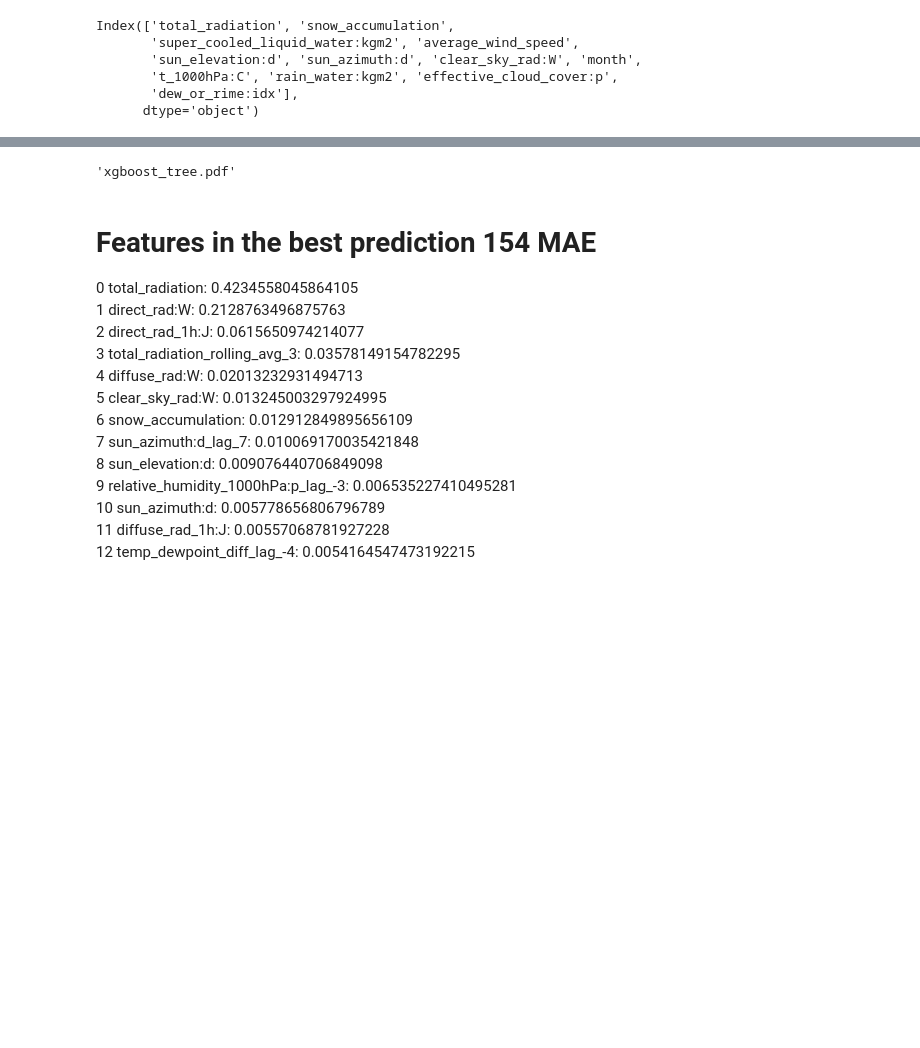
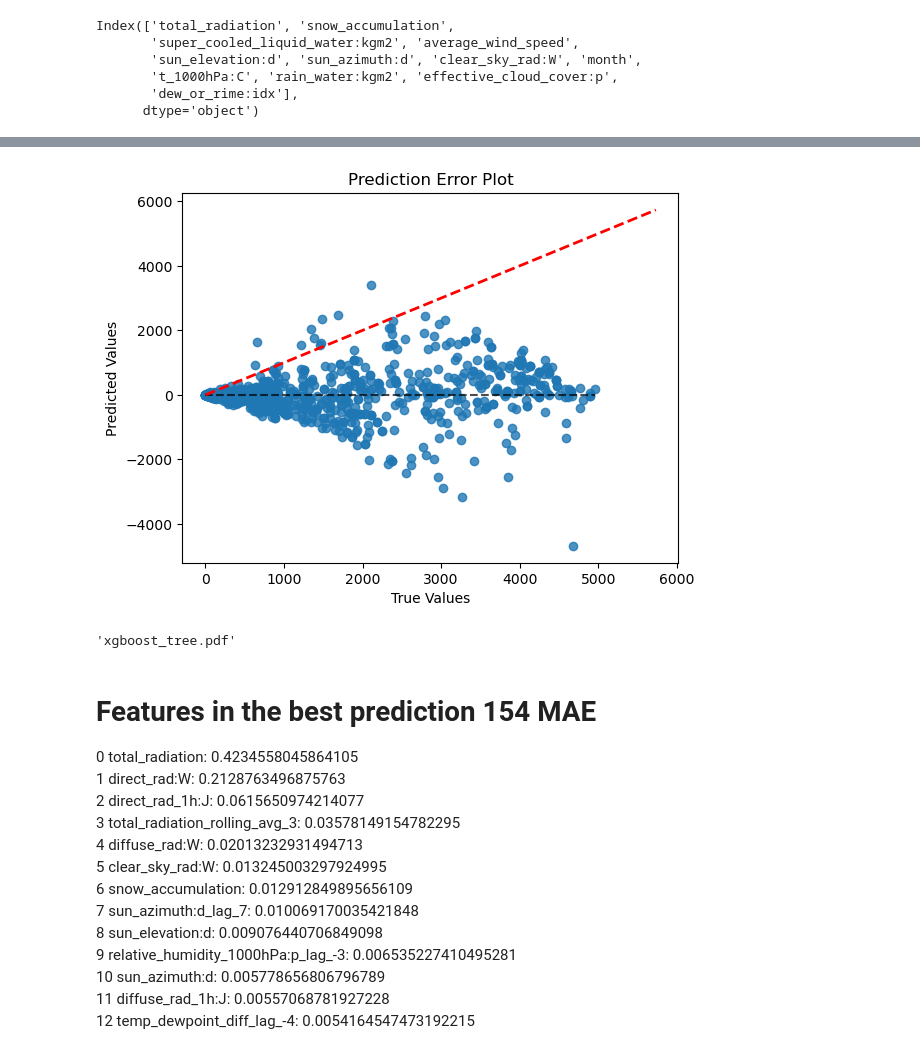
Before and after one commit to TDT4173-MPC/TDT4173-MPC, a Jupyter notebook: Mathias/models/xgboost.ipynb, the cells around one changed output, grey strips where cells are left out. Saved outputs shown, nothing was run; the diff lists cells and outputs as text; code cells hidden in the pictures; blank space fills up the shorter version.

```diff
--- a/Mathias/models/xgboost.ipynb
+++ b/Mathias/models/xgboost.ipynb
@@ -404,3 +410,14 @@ plt.show()
+# %%
+pred_A = model_A.predict(X_val_A)
+fig, ax = plt.subplots()
+PredictionErrorDisplay.from_predictions(y_val_A, pred_A, ax=ax)
+ax.plot([y_val_A.min(), y_val_A.max()], [y_val_A.min(), y_val_A.max()], '--r', linewidth=2)
+ax.set_title('Prediction Error Plot')
+ax.set_xlabel('True Values')
+ax.set_ylabel('Predicted Values')
+plt.show()
+# %% [output]
+[figure, added]
 # %%
 graphviz = to_graphviz(model_A, num_trees=0)
 
```
Also changed, not shown: parts of 9 cells of this notebook.
